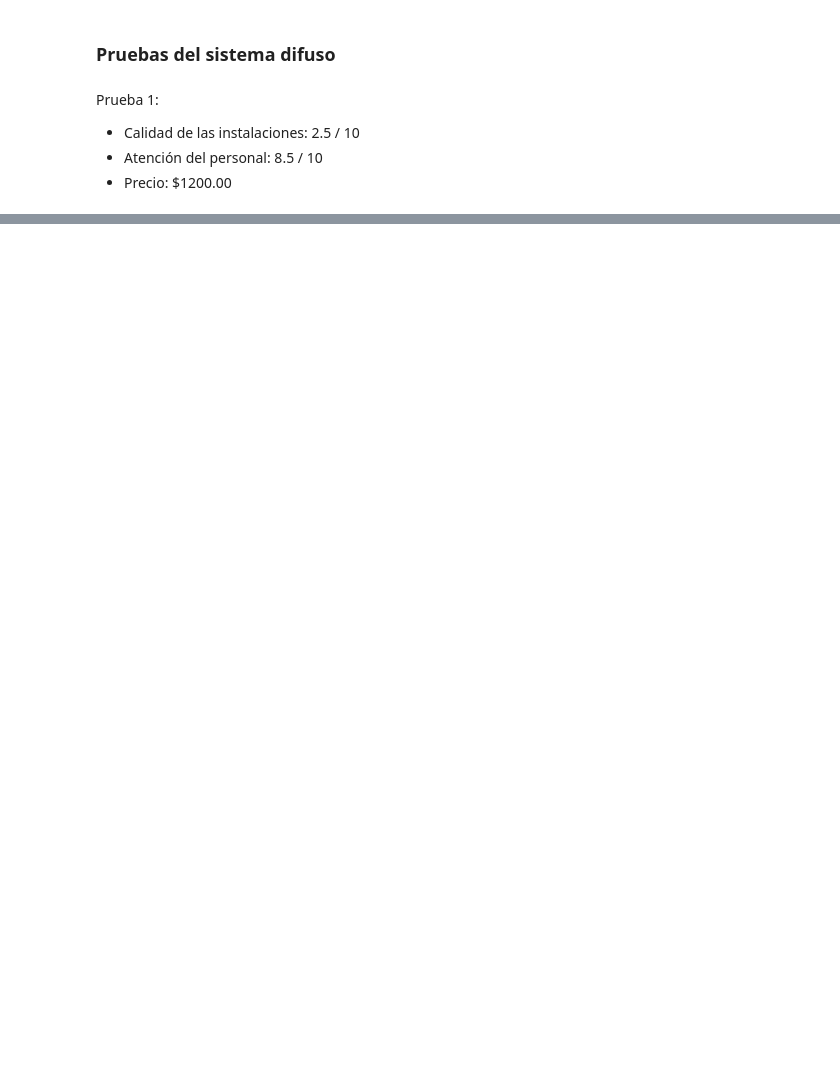
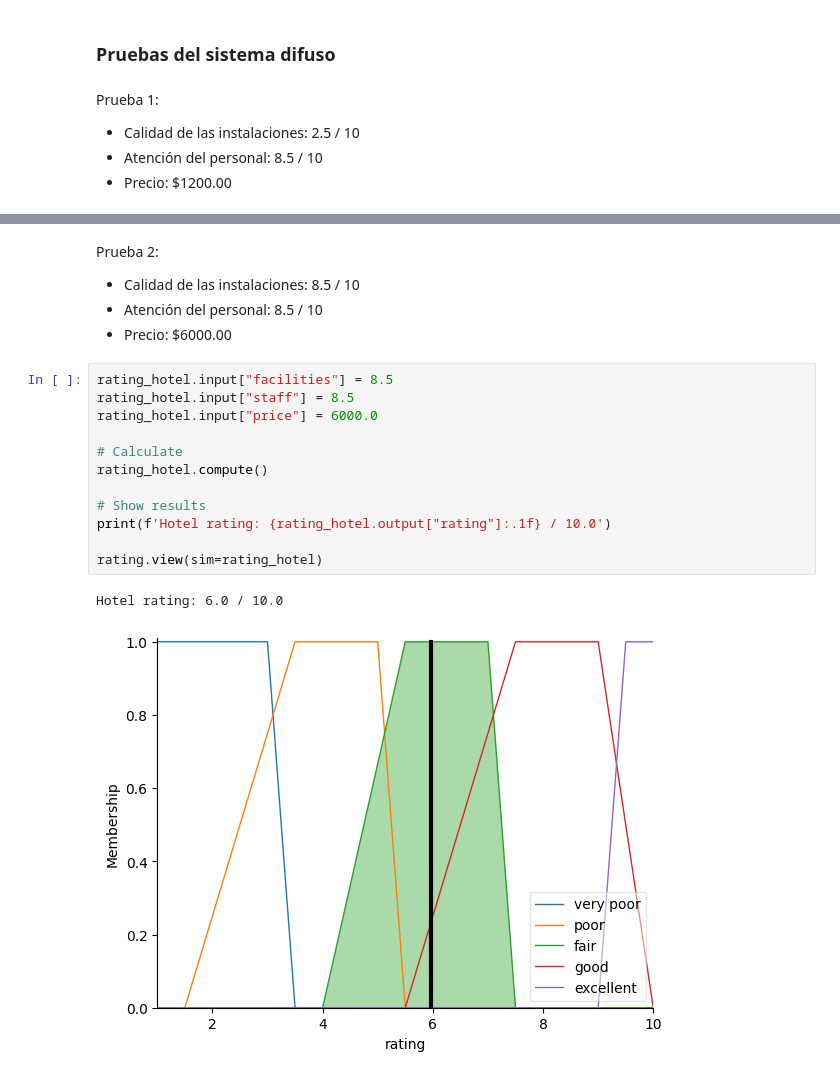
Before and after one commit to axlserial/hotels-rating-fuzzy, a Jupyter notebook: fuzzy.ipynb, the cells around one changed output, grey strips where cells are left out. Cells and saved outputs as stored; diff of their text form; blank space fills up the shorter version.

```diff
--- a/fuzzy.ipynb
+++ b/fuzzy.ipynb
@@ -167,0 +193,21 @@ Hotel rating: 4.8 / 10.0
+# %% [markdown]
+Prueba 2:
+
+- Calidad de las instalaciones: 8.5 / 10
+- Atención del personal: 8.5 / 10
+- Precio: $6000.00
+# %%
+rating_hotel.input["facilities"] = 8.5
+rating_hotel.input["staff"] = 8.5
+rating_hotel.input["price"] = 6000.0
+
+# Calculate
+rating_hotel.compute()
+
+# Show results
+print(f'Hotel rating: {rating_hotel.output["rating"]:.1f} / 10.0')
+
+rating.view(sim=rating_hotel)
+# %% [output]
+Hotel rating: 6.0 / 10.0
+[figure, added]
```
Also changed, not shown: parts of 10 cells of this notebook.
